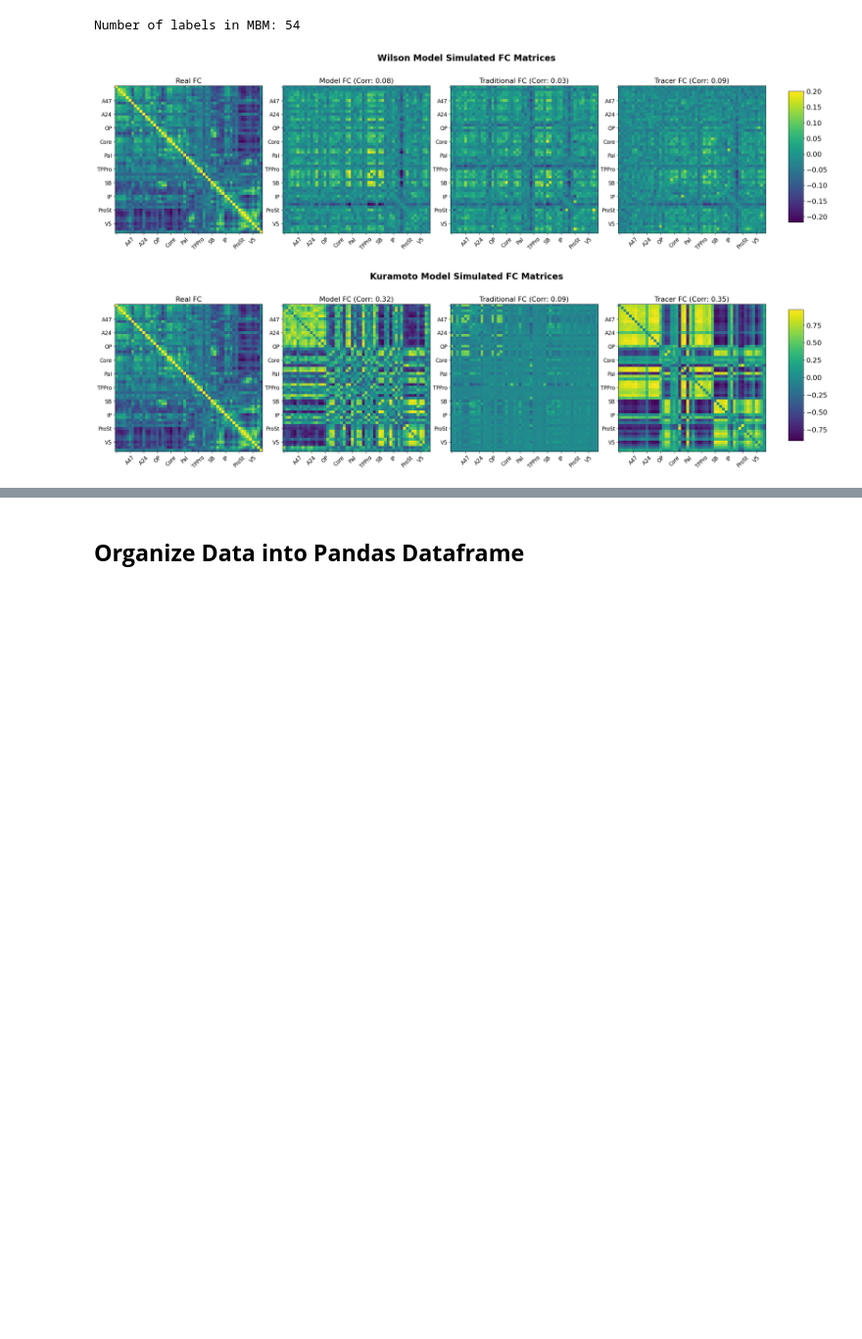
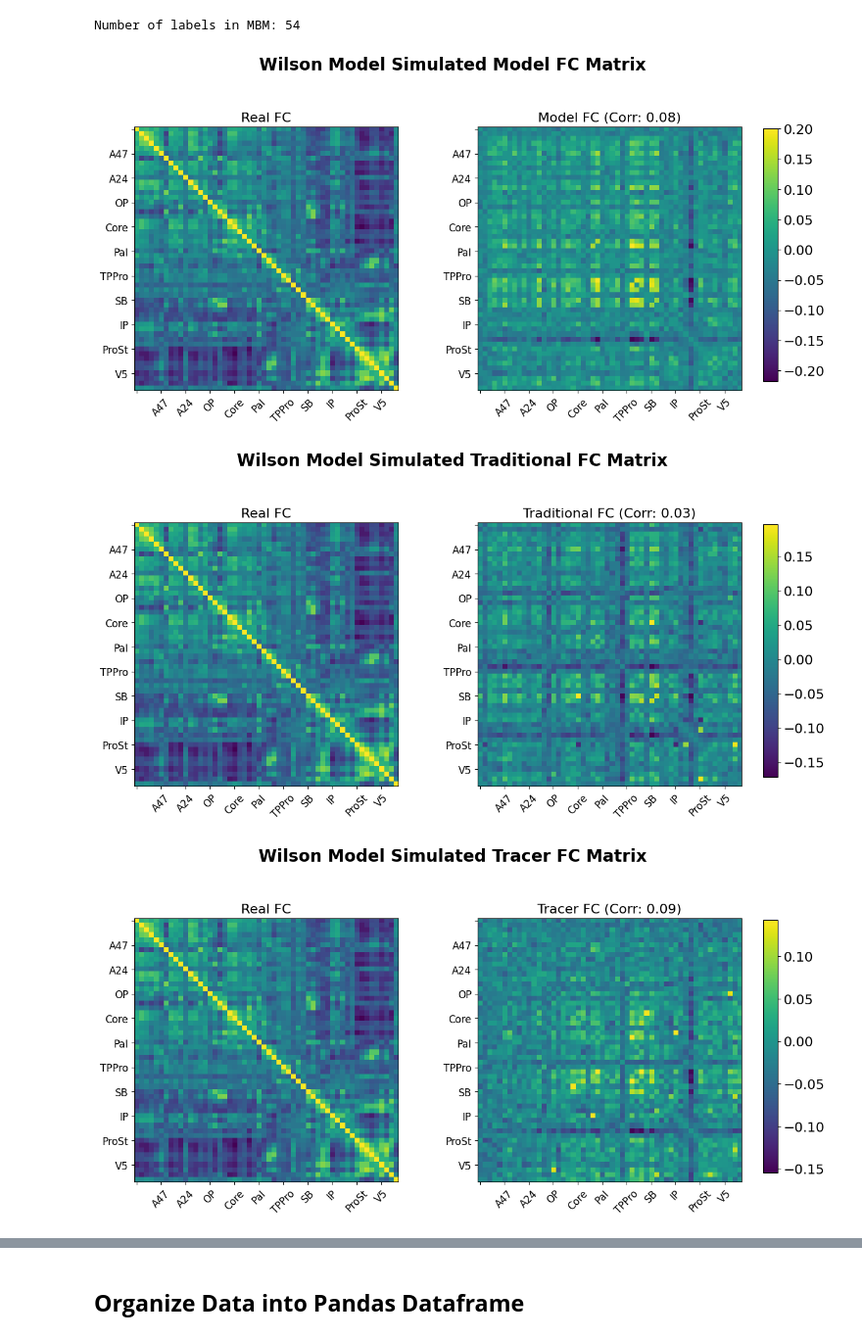
Before and after one commit to Hana-Ali/Deep-Learning-For-SC, a Jupyter notebook: whole_brain_modelling/cpp/evaluation/sim_FC_evaluation.ipynb, the cells around one changed output, grey strips where cells are left out. Shown at 98% size. Cells and saved outputs as stored; diff of their text form; code cells hidden in the pictures; blank space fills up the shorter version.

Commit message:
more plots

```diff
--- a/whole_brain_modelling/cpp/evaluation/sim_FC_evaluation.ipynb
+++ b/whole_brain_modelling/cpp/evaluation/sim_FC_evaluation.ipynb
@@ -7,7 +7,7 @@ from py_helpers.general_helpers import *
 import warnings
 
 # Define the paths to the results
-labs = True
+labs = False
 if labs:
     results_path_bayes = "/media/hsa22/Expansion/WBM/results"
     results_path_grid = "/media/hsa22/Expansion/WBM_grid/results"
@@ -288,59 +288,58 @@ Number of labels in MBM: 54
 # %%
 import matplotlib.pyplot as plt
 import numpy as np
 
 # Set modes list for easier iteration
 modes_list = ["model", "traditional", "tracer"]
 
 # For every neural model and data type
 for (neural_model, data_type) in neural_model_dict:
 
-    # Start a new figure
-    fig, axes = plt.subplots(1, 4, figsize=(24, 6))
+    for idx, mode in enumerate(modes_list):
 
-    # Plot the real FC first
-    im1 = axes[0].imshow(real_FC)
-    axes[0].set_title('Real FC', fontsize=16)
+        # Check if the mode exists for the current neural_model and data_type
+        if mode in neural_model_dict[(neural_model, data_type)]:
 
-    # Create a list to store all simulated FCs for the current neural model
-    all_sim_FC = []
+            # Start a new figure with 2 subplots
+            fig, (ax1, ax2) = plt.subplots(1, 2, figsize=(12, 6))
 
-    for idx, mode in enumerate(modes_list, start=1):  # Starting the index from 1 because Real FC is on 0
-        if mode in neural_model_dict[(neural_model, data_type)]:  # This checks if the mode exists for the current neural_model and data_type
+            # Plot the real FC first
+            im_real = ax1.imshow(real_FC)
+            ax1.set_title('Real FC', fontsize=16)
 
             # Extract the sim_FC_path and correlation for the file with the maximum correlation
             max_correlation_file = max(neural_model_dict[(neural_model, data_type)][mode]["asymmetric"],
-                                        key=lambda x: np.max(x["correlation"]))
+                                       key=lambda x: np.max(x["correlation"]))
 
             max_corr_value = np.max(max_correlation_file["correlation"])
             sim_FC_path = max_correlation_file["sim_FC_csv_path"]
             sim_FC = np.loadtxt(sim_FC_path, delimiter=',')
-            all_sim_FC.append(sim_FC)
 
             # Plot the simulated FC and include the correlation in the title
-            im = axes[idx].imshow(sim_FC, vmin=np.min(all_sim_FC), vmax=np.max(all_sim_FC))
-            axes[idx].set_title(f'{mode.capitalize()} FC (Corr: {max_corr_value:.2f})', fontsize=16)
+            im_sim = ax2.imshow(sim_FC)
+            ax2.set_title(f'{mode.capitalize()} FC (Corr: {max_corr_value:.2f})', fontsize=16)
 
-    # MBM labelling
-    tick_positions = list(range(0, real_FC.shape[0], 5))  # assuming real_FC is square and every other FC has same shape
-    tick_labels = [MBM_label_data.get(pos, '') for pos in tick_positions]
+            # MBM labelling
+            tick_positions = list(range(0, real_FC.shape[0], 5))
+            tick_labels = [MBM_label_data.get(pos, '') for pos in tick_positions]
 
-    for ax in axes:
-        ax.set_xticks(tick_positions)
-        ax.set_xticklabels(tick_labels, rotation=45, fontsize=12)  # Rotate for clarity
-        ax.set_yticks(tick_positions)
-        ax.set_yticklabels(tick_labels, fontsize=12)
+            for ax in (ax1, ax2):
+                ax.set_xticks(tick_positions)
+                ax.set_xticklabels(tick_labels, rotation=45, fontsize=12)  # Rotate for clarity
+                ax.set_yticks(tick_positions)
+                ax.set_yticklabels(tick_labels, fontsize=12)
 
-    # Create a shared colorbar
-    cbar_ax = fig.add_axes([0.93, 0.15, 0.02, 0.7])
-    cbar = fig.colorbar(im, cax=cbar_ax)
-    cbar.ax.tick_params(labelsize=16)
+            # Create a shared colorbar
+            cbar_ax = fig.add_axes([0.93, 0.15, 0.02, 0.7])
+            cbar = fig.colorbar(im_sim, cax=cbar_ax)
+            cbar.ax.tick_params(labelsize=16)
 
-    plt.suptitle(f"{neural_model.capitalize()} Model Simulated FC Matrices", weight="bold", fontsize=20, y=1.05)
+            plt.suptitle(f"{neural_model.capitalize()} Model Simulated {mode.capitalize()} FC Matrix", weight="bold", fontsize=20, y=1.05)
 
-    plt.tight_layout()
-    plt.subplots_adjust(right=0.9)  # Adjust subplot to accommodate the shared colorbar
-    plt.show()
+            plt.tight_layout()
+            plt.subplots_adjust(right=0.9, wspace=0.3)  # Adjust subplot to accommodate the shared colorbar
+            plt.show()
 # %% [output]
-[figure, old version]
+[figure, new version]
-[figure, old version]
+[figure, new version]
+[figure, added]
```
Also changed, not shown: parts of 1 cell of this notebook.
